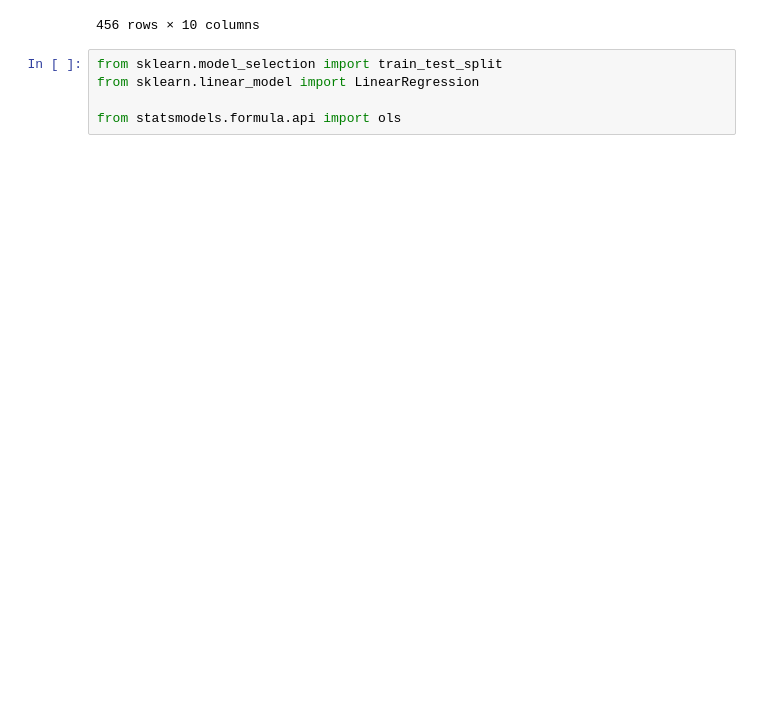
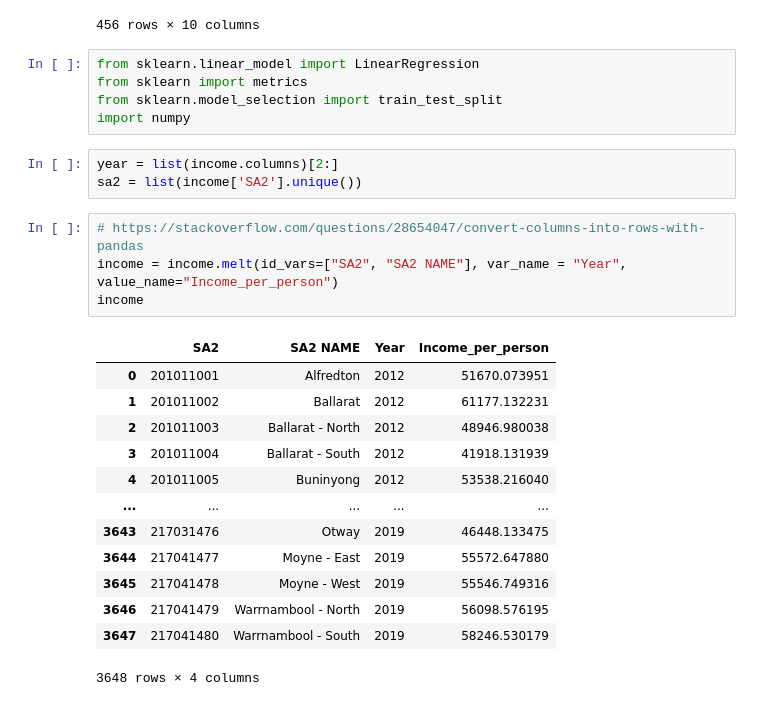
Before and after one commit to MAST30034-Applied-Data-Science/generic-real-estate-consulting-project-group-43, a Jupyter notebook: notebooks/External/income_predict.ipynb, the cells around one changed output. Saved outputs shown, nothing was run; the diff lists cells and outputs as text; blank space fills up the shorter version.

```diff
--- a/notebooks/External/income_predict.ipynb
+++ b/notebooks/External/income_predict.ipynb
@@ -17,8 +17,29 @@ income
 | 460 | 217041479 | Warrnambool - North | 45988.991412 | 46933.500648 | 48440.255857 | 50513.442675 | 50938.952292 | 52089.753663 | 59811.605637 | 56098.576195 |
 | 461 | 217041480 | Warrnambool - South | 47793.555119 | 48726.315864 | 50544.447501 | 50662.927601 | 50965.406699 | 53225.930523 | 54848.550168 | 58246.530179 |
 456 rows × 10 columns
-# %%
-from sklearn.model_selection import train_test_split
-from sklearn.linear_model import LinearRegression
-
-from statsmodels.formula.api import ols
+# %%
+from sklearn.linear_model import LinearRegression
+from sklearn import metrics
+from sklearn.model_selection import train_test_split
+import numpy
+# %%
+year = list(income.columns)[2:]
+sa2 = list(income['SA2'].unique())
+# %%
+# https://stackoverflow.com/questions/28654047/convert-columns-into-rows-with-pandas
+income = income.melt(id_vars=["SA2", "SA2 NAME"], var_name = "Year", value_name="Income_per_person")
+income
+# %% [output]
+|  | SA2 | SA2 NAME | Year | Income_per_person |
+| 0 | 201011001 | Alfredton | 2012 | 51670.073951 |
+| 1 | 201011002 | Ballarat | 2012 | 61177.132231 |
+| 2 | 201011003 | Ballarat - North | 2012 | 48946.980038 |
+| 3 | 201011004 | Ballarat - South | 2012 | 41918.131939 |
+| 4 | 201011005 | Buninyong | 2012 | 53538.216040 |
+| ... | ... | ... | ... | ... |
+| 3643 | 217031476 | Otway | 2019 | 46448.133475 |
+| 3644 | 217041477 | Moyne - East | 2019 | 55572.647880 |
+| 3645 | 217041478 | Moyne - West | 2019 | 55546.749316 |
+| 3646 | 217041479 | Warrnambool - North | 2019 | 56098.576195 |
+| 3647 | 217041480 | Warrnambool - South | 2019 | 58246.530179 |
+3648 rows × 4 columns
```
Also changed, not shown: parts of 7 cells of this notebook, 1 other file.
